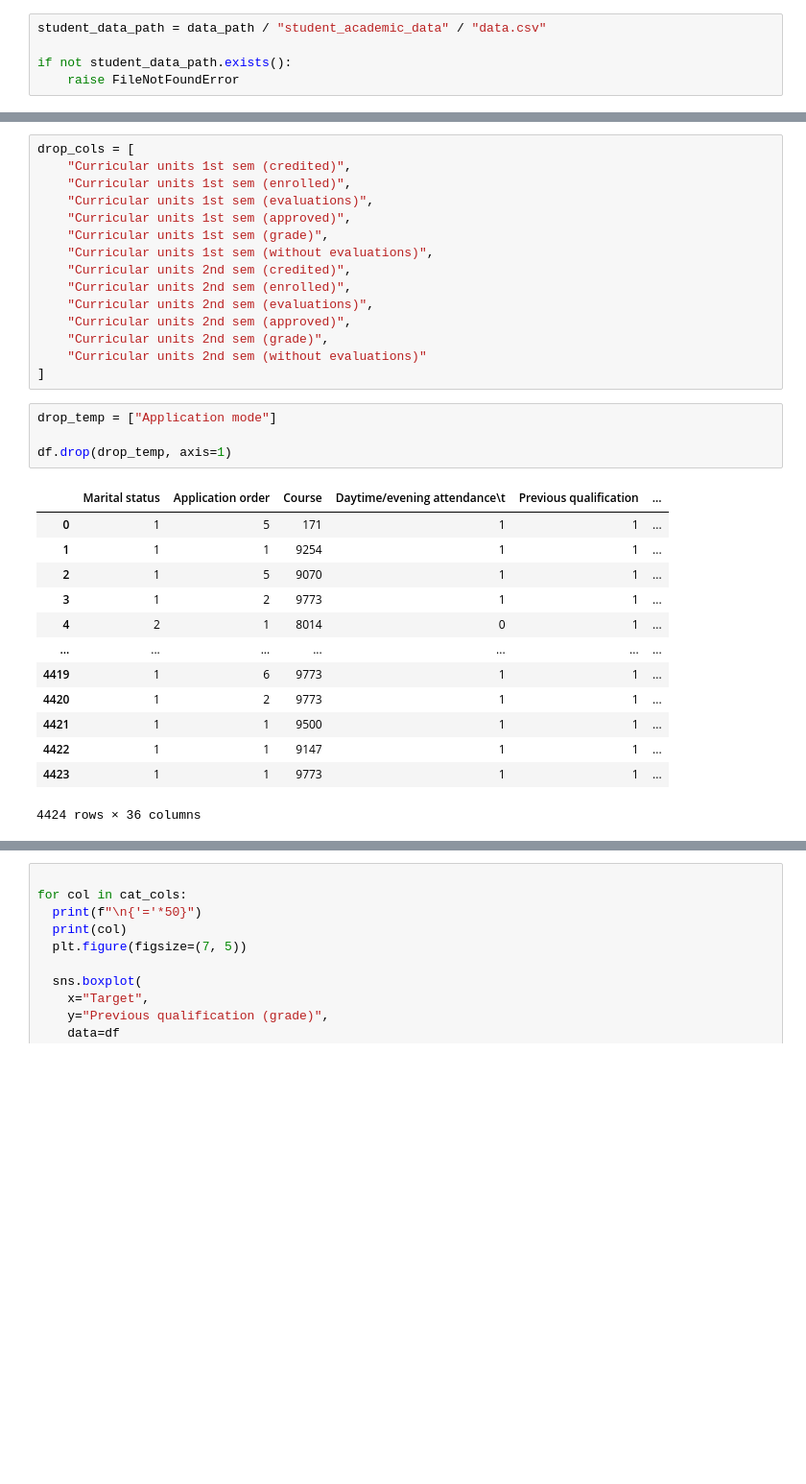
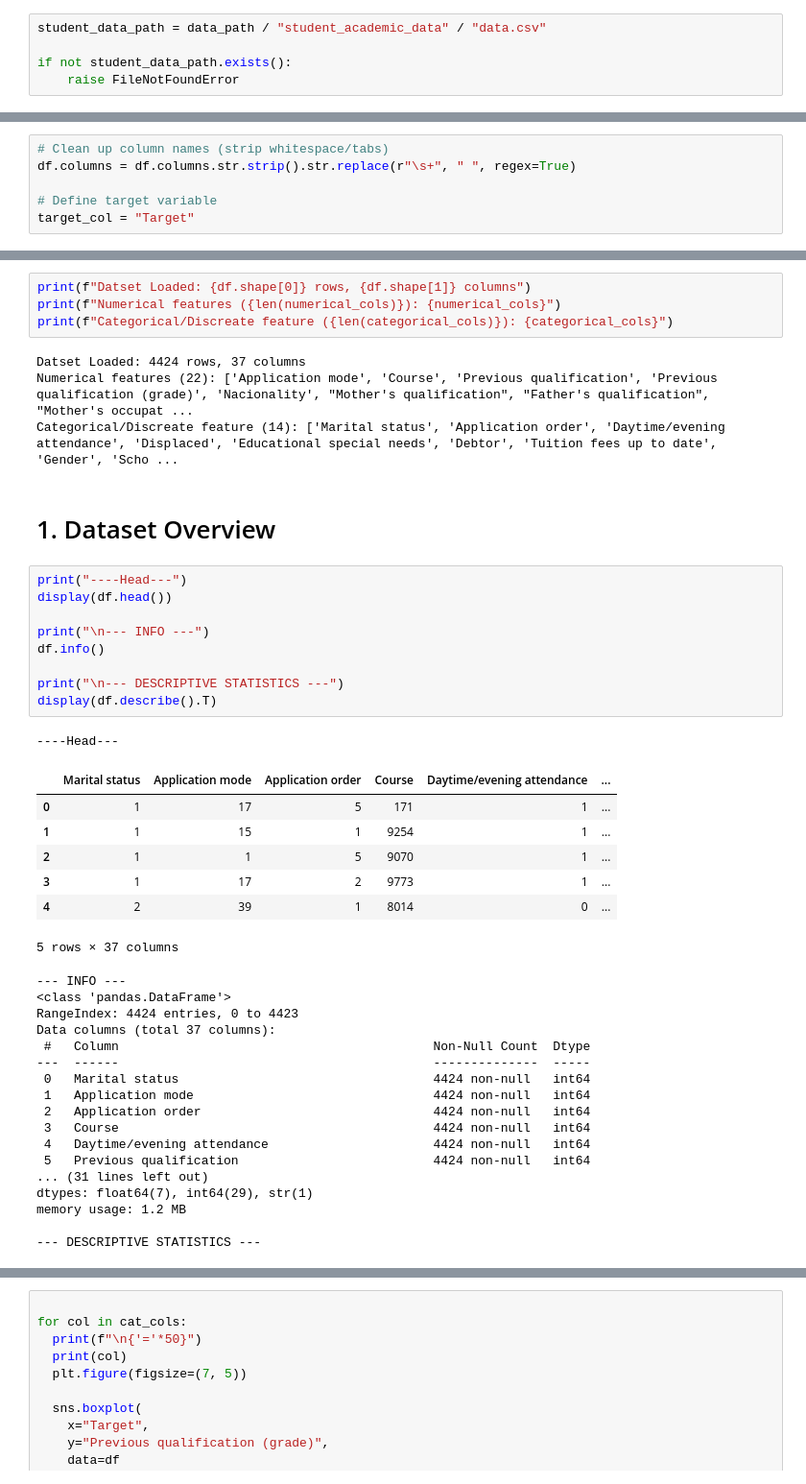
Before and after one commit to ryomen1234/Predicting-Student-Dropout-Academic-Success, a Jupyter notebook: noteboks/01_explore_data.ipynb, the cells around one changed output, grey strips where cells are left out. Shown at 96% size. Drawn from its saved outputs; the diff is of its cells as text; blank space fills up the shorter version.

```diff
--- a/noteboks/01_explore_data.ipynb
+++ b/noteboks/01_explore_data.ipynb
@@ -43 +33,7 @@ df.sample(10)
+# %%
+# Clean up column names (strip whitespace/tabs)
+df.columns = df.columns.str.strip().str.replace(r"\s+", " ", regex=True)
+
+# Define target variable
+target_col = "Target"
 # %%
@@ -65,33 +45,45 @@ Index(['Marital status', 'Application mode', 'Application order', 'Course',
 # %%
-drop_cols = [
-    "Curricular units 1st sem (credited)",
-    "Curricular units 1st sem (enrolled)",
-    "Curricular units 1st sem (evaluations)",
-    "Curricular units 1st sem (approved)",
-    "Curricular units 1st sem (grade)",
-    "Curricular units 1st sem (without evaluations)",
-    "Curricular units 2nd sem (credited)",
-    "Curricular units 2nd sem (enrolled)",
-    "Curricular units 2nd sem (evaluations)",
-    "Curricular units 2nd sem (approved)",
-    "Curricular units 2nd sem (grade)",
-    "Curricular units 2nd sem (without evaluations)"
-]
+print(f"Datset Loaded: {df.shape[0]} rows, {df.shape[1]} columns")
+print(f"Numerical features ({len(numerical_cols)}): {numerical_cols}")
+print(f"Categorical/Discreate feature ({len(categorical_cols)}): {categorical_cols}")
+# %% [output]
+Datset Loaded: 4424 rows, 37 columns
+Numerical features (22): ['Application mode', 'Course', 'Previous qualification', 'Previous qualification (grade)', 'Nacionality', "Mother's qualification", "Father's qualification", "Mother's occupat ...
+Categorical/Discreate feature (14): ['Marital status', 'Application order', 'Daytime/evening attendance', 'Displaced', 'Educational special needs', 'Debtor', 'Tuition fees up to date', 'Gender', 'Scho ...
+# %% [markdown]
+# 1. Dataset Overview
 # %%
-drop_temp = ["Application mode"]
+print("----Head---")
+display(df.head())
 
-df.drop(drop_temp, axis=1)
+print("\n--- INFO ---")
+df.info()
+
+print("\n--- DESCRIPTIVE STATISTICS ---")
+display(df.describe().T)
 # %% [output]
+----Head---
-|  | Marital status | Application order | Course | Daytime/evening attendance\t | Previous qualification | ... |
-| 0 | 1 | 5 | 171 | 1 | 1 | ... |
-| 1 | 1 | 1 | 9254 | 1 | 1 | ... |
-| 2 | 1 | 5 | 9070 | 1 | 1 | ... |
-| 3 | 1 | 2 | 9773 | 1 | 1 | ... |
-| 4 | 2 | 1 | 8014 | 0 | 1 | ... |
-| ... | ... | ... | ... | ... | ... | ... |
-| 4419 | 1 | 6 | 9773 | 1 | 1 | ... |
-| 4420 | 1 | 2 | 9773 | 1 | 1 | ... |
-| 4421 | 1 | 1 | 9500 | 1 | 1 | ... |
-| 4422 | 1 | 1 | 9147 | 1 | 1 | ... |
-| 4423 | 1 | 1 | 9773 | 1 | 1 | ... |
+|  | Marital status | Application mode | Application order | Course | Daytime/evening attendance | ... |
+| 0 | 1 | 17 | 5 | 171 | 1 | ... |
+| 1 | 1 | 15 | 1 | 9254 | 1 | ... |
+| 2 | 1 | 1 | 5 | 9070 | 1 | ... |
+| 3 | 1 | 17 | 2 | 9773 | 1 | ... |
+| 4 | 2 | 39 | 1 | 8014 | 0 | ... |
-4424 rows × 36 columns
+5 rows × 37 columns
+--- INFO ---
+<class 'pandas.DataFrame'>
+RangeIndex: 4424 entries, 0 to 4423
+Data columns (total 37 columns):
+ #   Column                                          Non-Null Count  Dtype
+---  ------                                          --------------  -----
+ 0   Marital status                                  4424 non-null   int64
+ 1   Application mode                                4424 non-null   int64
+ 2   Application order                               4424 non-null   int64
+ 3   Course                                          4424 non-null   int64
+ 4   Daytime/evening attendance                      4424 non-null   int64
+ 5   Previous qualification                          4424 non-null   int64
+... (31 lines left out)
+dtypes: float64(7), int64(29), str(1)
+memory usage: 1.2 MB
+
+--- DESCRIPTIVE STATISTICS ---
```
Also changed, not shown: parts of 44 cells of this notebook, 33 other files.
